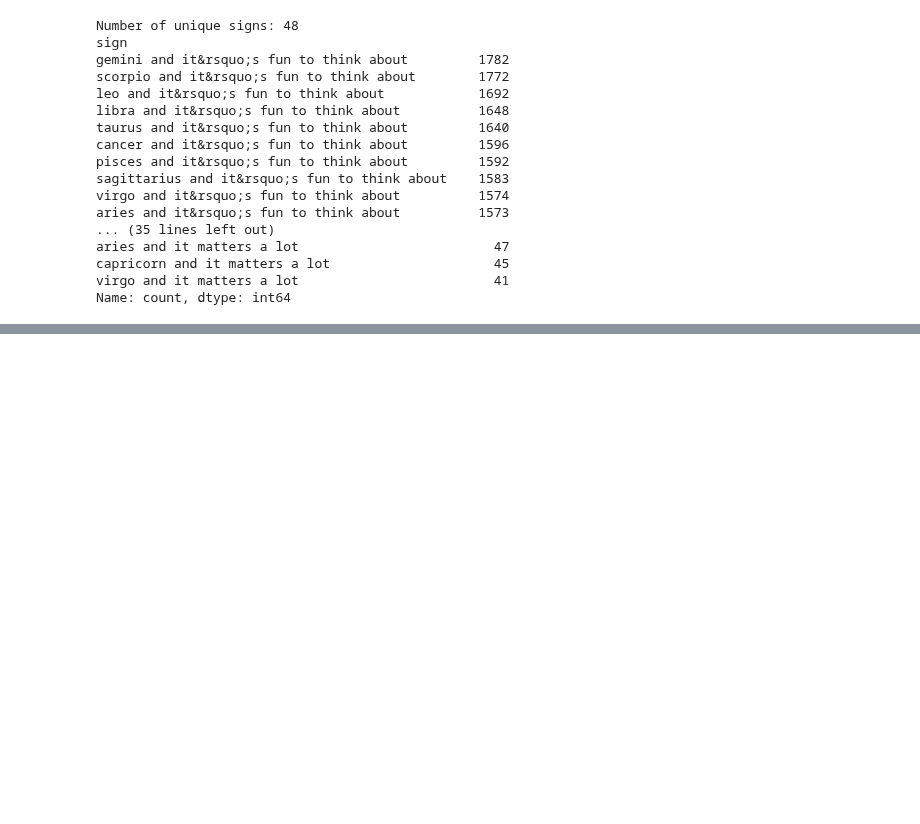
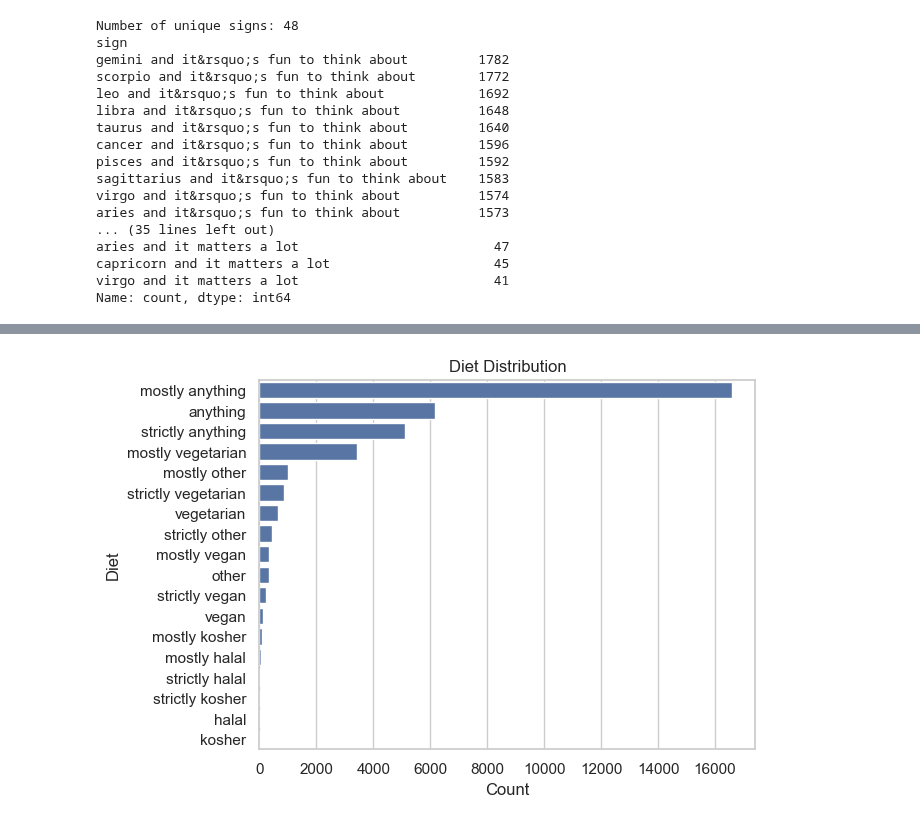
Before and after one commit to nsmith7atafi/OKCupid_Project, a Jupyter notebook: date-a-scientist.ipynb, the cells around one changed output, grey strips where cells are left out. Cells and saved outputs as stored; diff of their text form; code cells hidden in the pictures; blank space fills up the shorter version.

```diff
--- a/date-a-scientist.ipynb
+++ b/date-a-scientist.ipynb
@@ -120,0 +329,9 @@ print(profiles['sign_cleaned'].value_counts())  # Count the occurrences of each
+# %%
+# Plot the distribution of the 'diet' column using a countplot
+sns.countplot(data=profiles, y='diet', order=profiles['diet'].value_counts().index)
+plt.title('Diet Distribution')
+plt.xlabel('Count')
+plt.ylabel('Diet')
+plt.show()
+# %% [output]
+[figure, added]
```
Also changed, not shown: parts of 40 cells of this notebook.
